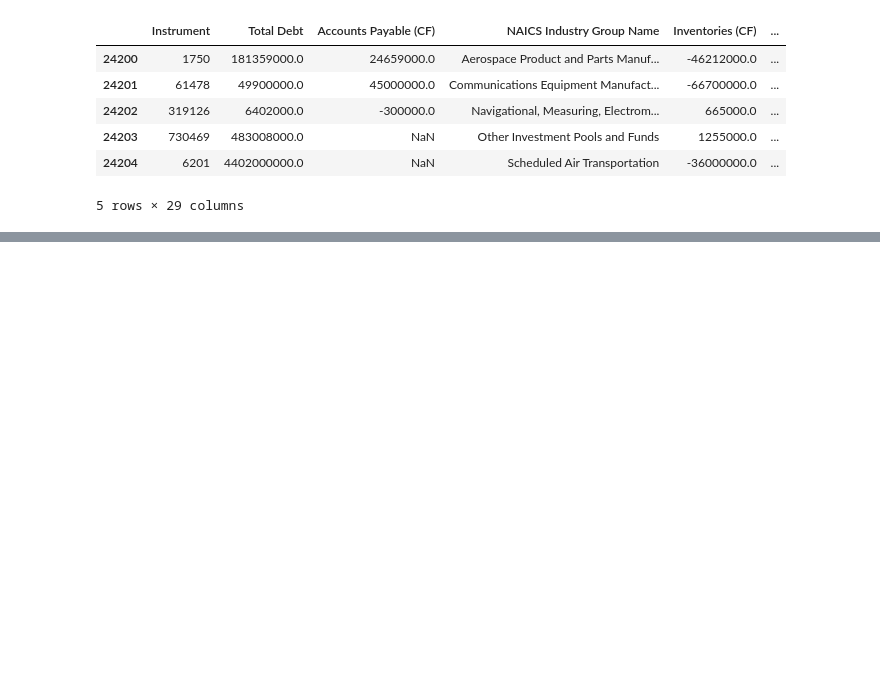
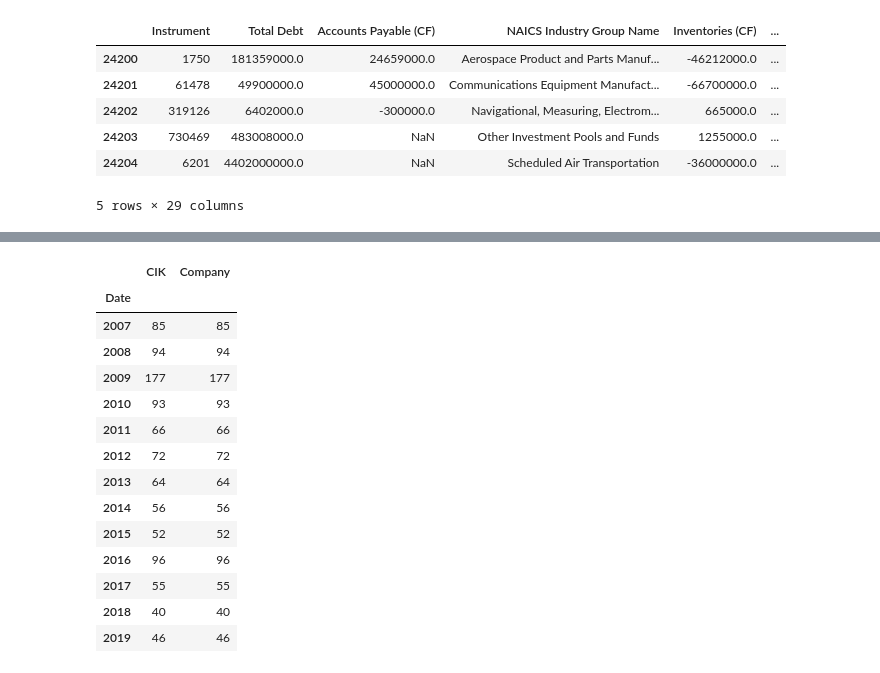
Before and after one commit to Faisalsouz/bankruptcy, a Jupyter notebook: data/Eikon/Cleaning.ipynb, the cells around one changed output, grey strips where cells are left out. Saved outputs shown, nothing was run; the diff lists cells and outputs as text; code cells hidden in the pictures; blank space fills up the shorter version.

```diff
--- a/data/Eikon/Cleaning.ipynb
+++ b/data/Eikon/Cleaning.ipynb
@@ -91,0 +157,22 @@ healthy_test
+# %%
+# keep only bankrupt companies that went bankrupt after 2006
+dates = dates[dates.Date > 2006]
+dates = dates.groupby(['Date']).count()
+
+dates
+# %% [output]
+|  | CIK | Company |
+| Date |  |  |
+| 2007 | 85 | 85 |
+| 2008 | 94 | 94 |
+| 2009 | 177 | 177 |
+| 2010 | 93 | 93 |
+| 2011 | 66 | 66 |
+| 2012 | 72 | 72 |
+| 2013 | 64 | 64 |
+| 2014 | 56 | 56 |
+| 2015 | 52 | 52 |
+| 2016 | 96 | 96 |
+| 2017 | 55 | 55 |
+| 2018 | 40 | 40 |
+| 2019 | 46 | 46 |
```
Also changed, not shown: parts of 19 cells of this notebook, 2 other files.
